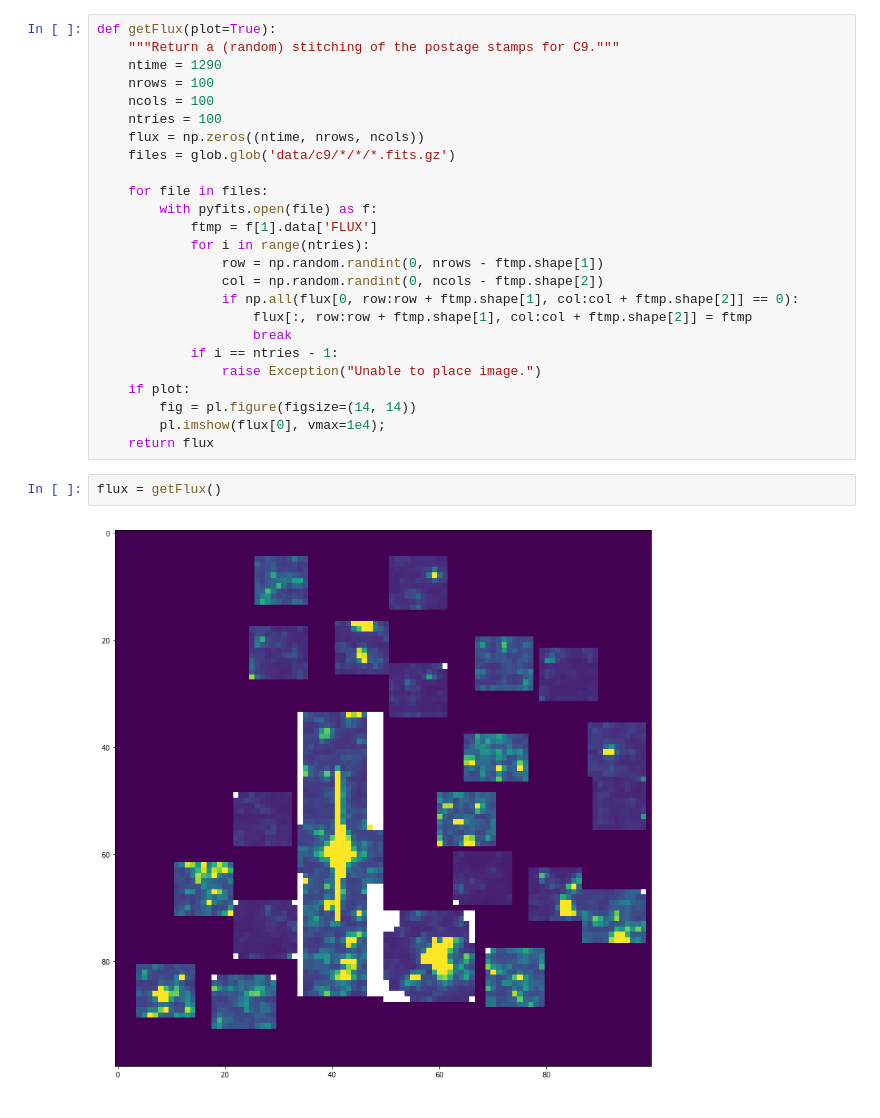
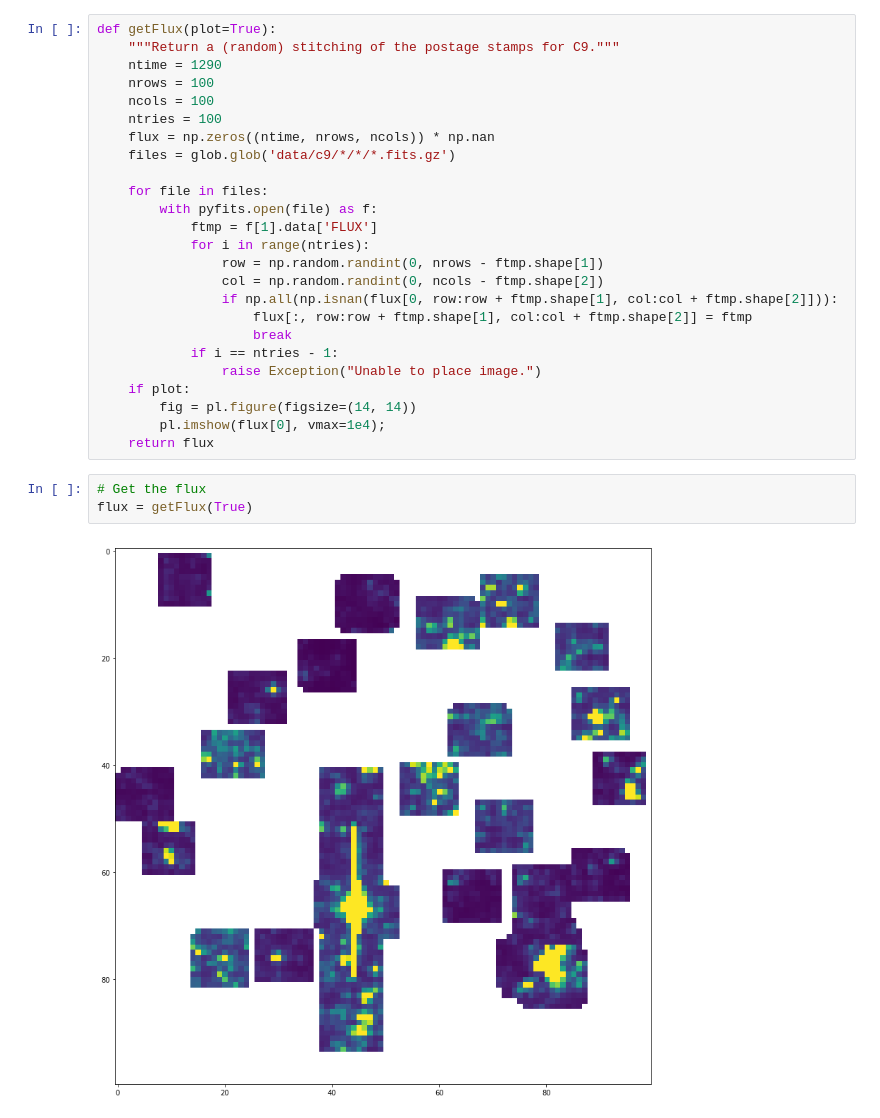
Before and after one commit to rodluger/L1, a Jupyter notebook: c9-test.ipynb, the cells around one changed output. Cells and saved outputs as stored; diff of their text form.

```diff
--- a/c9-test.ipynb
+++ b/c9-test.ipynb
@@ -12,7 +13,7 @@ def getFlux(plot=True):
     nrows = 100
     ncols = 100
     ntries = 100
-    flux = np.zeros((ntime, nrows, ncols))
+    flux = np.zeros((ntime, nrows, ncols)) * np.nan
     files = glob.glob('data/c9/*/*/*.fits.gz')
 
     for file in files:
@@ -21,7 +22,7 @@ def getFlux(plot=True):
             for i in range(ntries):
                 row = np.random.randint(0, nrows - ftmp.shape[1])
                 col = np.random.randint(0, ncols - ftmp.shape[2])
-                if np.all(flux[0, row:row + ftmp.shape[1], col:col + ftmp.shape[2]] == 0):
+                if np.all(np.isnan(flux[0, row:row + ftmp.shape[1], col:col + ftmp.shape[2]])):
                     flux[:, row:row + ftmp.shape[1], col:col + ftmp.shape[2]] = ftmp
                     break
             if i == ntries - 1:
@@ -30,7 +31,8 @@ def getFlux(plot=True):
         fig = pl.figure(figsize=(14, 14))
         pl.imshow(flux[0], vmax=1e4);
     return flux
-# %%
-flux = getFlux()
-# %% [output]
-[figure, removed]
+# %%
+# Get the flux
+flux = getFlux(True)
+# %% [output]
+[figure, added]
```
Also changed, not shown: parts of 2 cells of this notebook.
